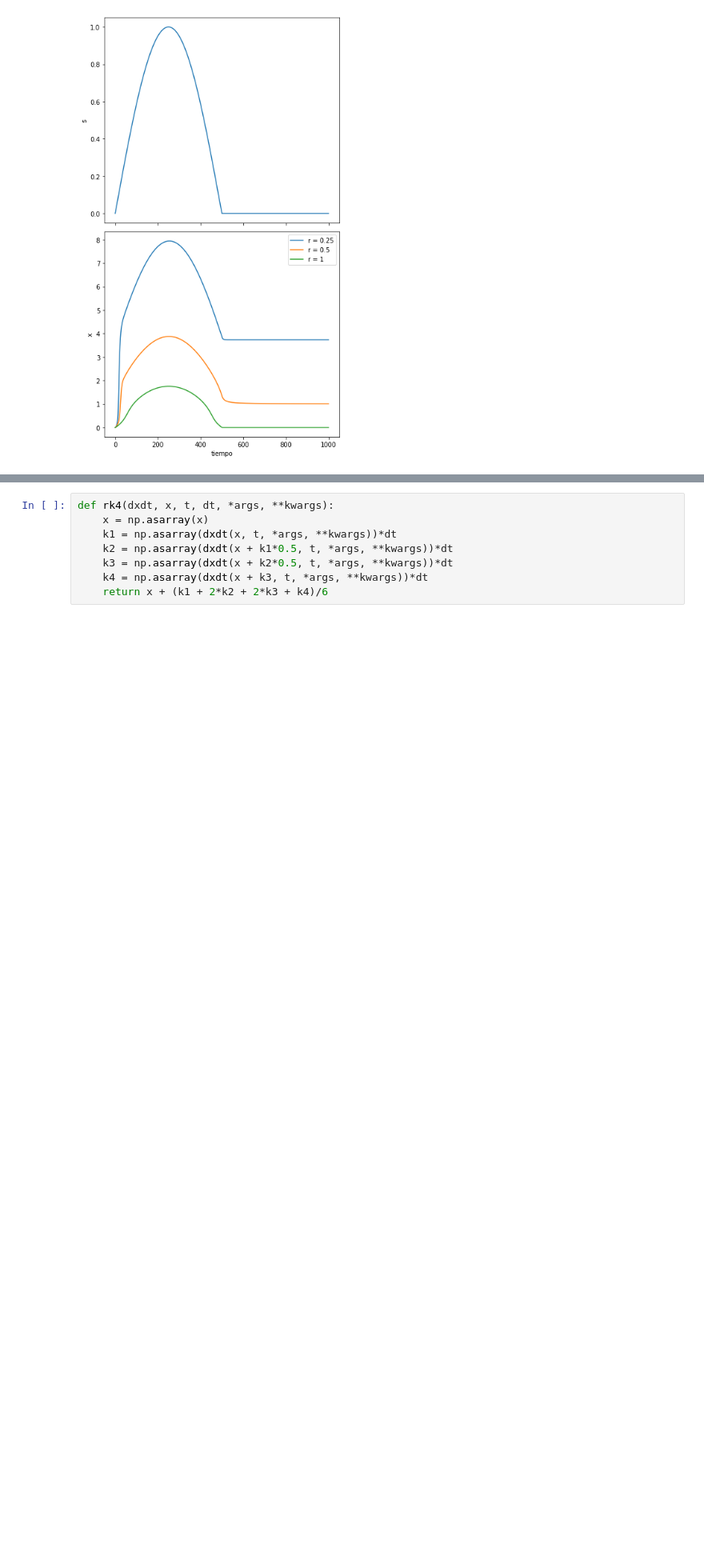
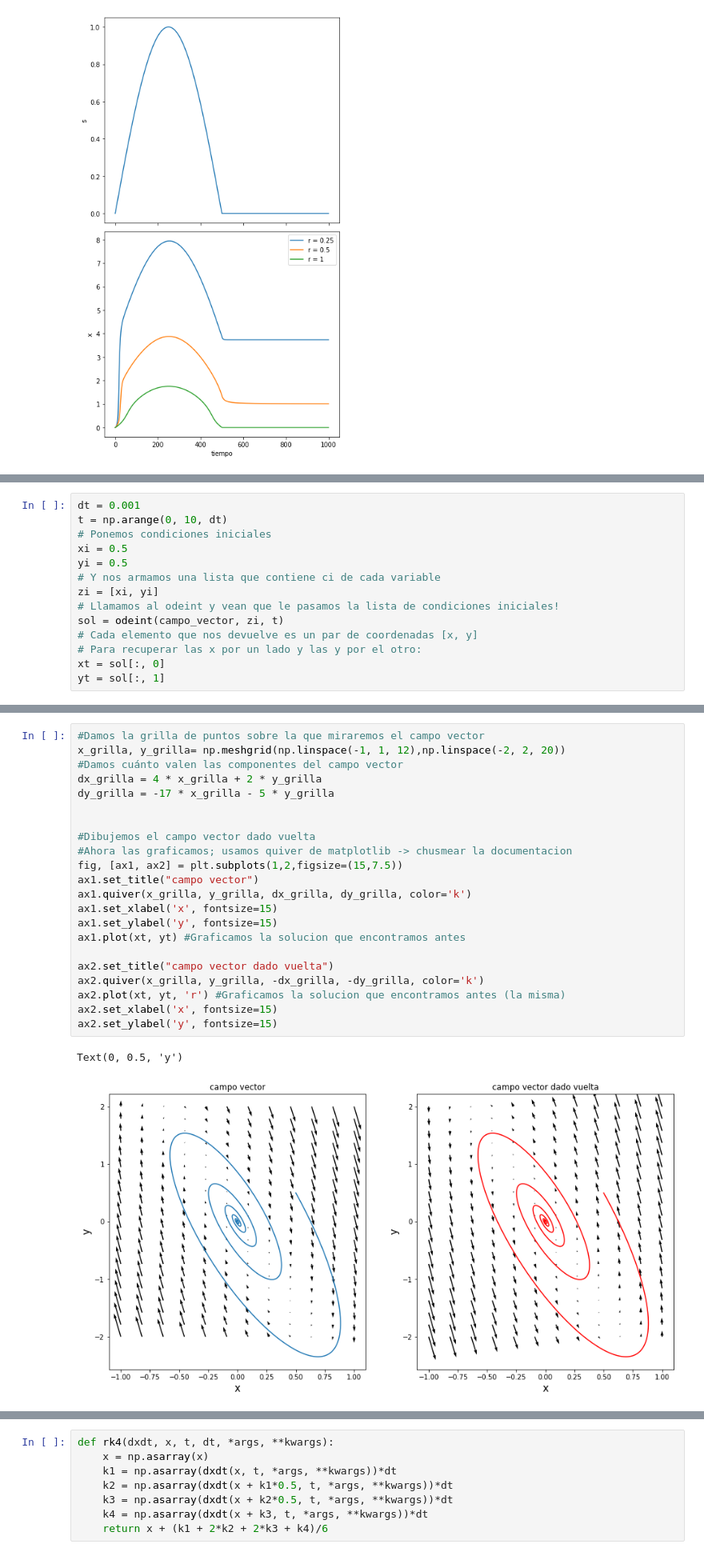
Before and after one commit to jfdoppler/DNL-1c2020, a Jupyter notebook: DNL_1C2020_integracion_3.ipynb, the cells around one changed output, grey strips where cells are left out. Shown at 80% size. Saved outputs shown, nothing was run; the diff lists cells and outputs as text; blank space fills up the shorter version.

```diff
--- a/DNL_1C2020_integracion_3.ipynb
+++ b/DNL_1C2020_integracion_3.ipynb
@@ -90,0 +121,14 @@ fig.tight_layout()
+# %%
+dt = 0.001
+t = np.arange(0, 10, dt)
+# Ponemos condiciones iniciales
+xi = 0.5
+yi = 0.5
+# Y nos armamos una lista que contiene ci de cada variable
+zi = [xi, yi]
+# Llamamos al odeint y vean que le pasamos la lista de condiciones iniciales!
+sol = odeint(campo_vector, zi, t)
+# Cada elemento que nos devuelve es un par de coordenadas [x, y]
+# Para recuperar las x por un lado y las y por el otro:
+xt = sol[:, 0]
+yt = sol[:, 1]
@@ -90,0 +139,25 @@ fig.tight_layout()
+# %%
+#Damos la grilla de puntos sobre la que miraremos el campo vector
+x_grilla, y_grilla= np.meshgrid(np.linspace(-1, 1, 12),np.linspace(-2, 2, 20))
+#Damos cuánto valen las componentes del campo vector
+dx_grilla = 4 * x_grilla + 2 * y_grilla
+dy_grilla = -17 * x_grilla - 5 * y_grilla
+
+
+#Dibujemos el campo vector dado vuelta
+#Ahora las graficamos; usamos quiver de matplotlib -> chusmear la documentacion
+fig, [ax1, ax2] = plt.subplots(1,2,figsize=(15,7.5))
+ax1.set_title("campo vector")
+ax1.quiver(x_grilla, y_grilla, dx_grilla, dy_grilla, color='k')
+ax1.set_xlabel('x', fontsize=15)
+ax1.set_ylabel('y', fontsize=15)
+ax1.plot(xt, yt) #Graficamos la solucion que encontramos antes
+
+ax2.set_title("campo vector dado vuelta")
+ax2.quiver(x_grilla, y_grilla, -dx_grilla, -dy_grilla, color='k')
+ax2.plot(xt, yt, 'r') #Graficamos la solucion que encontramos antes (la misma)
+ax2.set_xlabel('x', fontsize=15)
+ax2.set_ylabel('y', fontsize=15)
+# %% [output]
+Text(0, 0.5, 'y')
+[figure, added]
```
Also changed, not shown: parts of 9 cells of this notebook.
